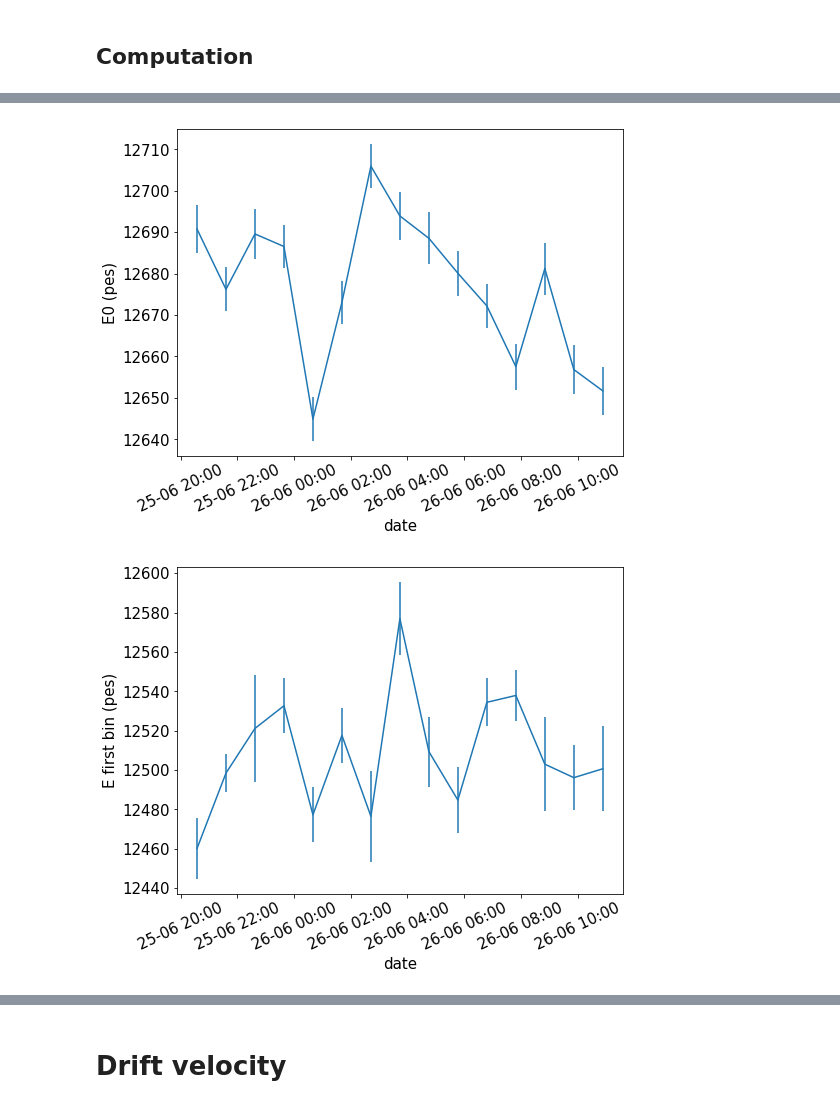
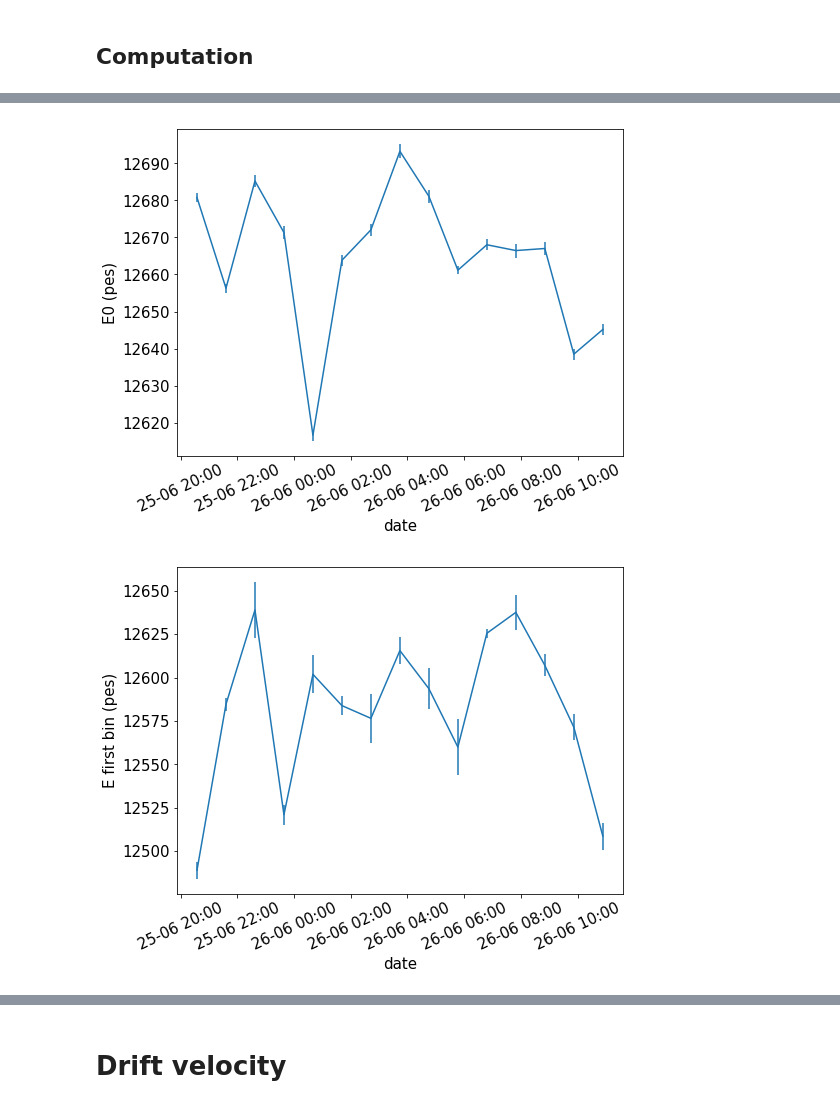
Before and after one commit to bpalmeiro/ICARO, a Jupyter notebook: icaro/Lifetime_monitoring/Kr_lifetime.ipynb, the cells around one changed output, grey strips where cells are left out. Cells and saved outputs as stored; diff of their text form; code cells hidden in the pictures.

```diff
--- a/icaro/Lifetime_monitoring/Kr_lifetime.ipynb
+++ b/icaro/Lifetime_monitoring/Kr_lifetime.ipynb
@@ -9,6 +9,8 @@ outputfolder  = "plots/{}/".format(run_number)
 # It's mandatory to have path sctructure as: /what/ever/this/path/is/RUN_NUMBER/ and just the files you want to
 # use in this folder. If it's not the case, you should implement proper changes
 input_path    = "/Users/brais/Documents/NEXT/Datos/Kr_lt/{0}/".format(run_number)
+
+#correction_filename = "/Users/brais/Documents/NEXT/Datos/Correction_maps/run4628_corrections.h5"
 
 Zrange        =     0, 600
 XYrange       =  -198, 198
@@ -20,7 +22,8 @@ Ltguess       = 2200
 R_fiducial    = 50
 Z_fiducial    = 10 , 570
 Zrange_DV     = 500, 600
-nslices       = 20
+nslices       = 50
+nsigmas       = 5
 nStimeprofile = 3600
 # %%
 import os
@@ -107,0 +204,5 @@ Ratio: 0.060774809793557864
+# %%
+fid_filtered = fid[coref.in_range(fid.S2e, lowE_cut(fid.Z.values), highE_cut(fid.Z.values))]
+plt.hist2d(fid_filtered.Z, fid_filtered.S2e, (100, 50), range=(Zrange, Erange_raw));
+labels("Drift time ($\mu$s)", "S2 energy (pes)", "Fiducialized energy spectrum vs Z")
+save("Raw_energy_vsZ_filtered")
@@ -124,15 +238,14 @@ save("Raw_energy_vsZ_fiducial")
 # %% [markdown]
 ## Computation
 # %%
-# Data selection
-
-data = fid
+data = fid_filtered
 
 Zbins = np.linspace(*Z_fiducial, nslices)
 Zcorr = corrf.LifetimeCorrection(-Ltguess, E0guess)
 
 
 Z_drift_data = []
+sigma        = []
 for i in range(len(Zbins)-1):
     zpos    = np.mean([Zbins[i], Zbins[i+1]])
     data_   = data[coref.in_range(data.Z.values, Zbins[i], Zbins[i+1])]
@@ -143,11 +256,12 @@ for i in range(len(Zbins)-1):
     seed = 1e4,  E0guess*Zcorr(zpos).value, 200
     f    = fitf.fit(fitf.gauss, x, y, seed, fit_range=Erange_raw)
     Z_drift_data.append([f.values[1],f.errors[1]])
+    sigma.append(f.values[2])
 # %%
 E_z = data.S2e
-hist2d(data.Z, E_z, (100, 50), range=(Zrange, Erange_raw))
+hist2d(data.Z, E_z, (100, 50), range=(Zrange, Erange_raw), norm=LogNorm())
 
-x, y, u_y = map(np.array, [Zbins, *zip(*Z_drift_data)])
+x, y, u_y, sigma = map(np.array, [Zbins, *zip(*Z_drift_data), sigma])
 x = shift_to_bin_centers(x)
 
 plt.errorbar(x, y, yerr=u_y, fmt='b', linewidth=2)
@@ -174,5 +292,5 @@ Chi2          = 13.02
 # %%
-data = fid
+data = fid_filtered
 data = data.sort_values('event')
 
 tstart = data.time.values[ 0]
@@ -182,7 +300,7 @@ ntimebins = int( np.floor( ( tfinal - tstart) / nStimeprofile) )
 ntimebins = np.max([ntimebins, 1])
 
 tbins = np.linspace( tstart, tfinal, ntimebins+1)
-time, lt, elt, e0, ee0, efb, eefb, chi2 = [], [], [], [], [], [], [], []
+time, lt, elt, e0, ee0, efb, eefb, chi2, s1e, es1e, s2e, es2e = [], [], [], [], [], [], [], [], [], [], [], []
 
 for t in range(ntimebins):
     data_time = data[coref.in_range(data.time, tbins[t], tbins[t+1])]
@@ -213,7 +331,10 @@ for t in range(ntimebins):
     e0  .append(f.values[0])
     ee0 .append(f.errors[0])
     chi2.append(f.chi2)
-
+    s1e .append(np.mean(data_time.S1e))
+    es1e.append((np.var(data_time.S1e)/len(data_time.S1e))**0.5)
+    s2e .append(np.mean(data_time.S2e))
+    es2e.append((np.var(data_time.S2e)/len(data_time.S2e))**0.5)
 
 
 time_ = list(map(datetime.datetime.fromtimestamp, time))
@@ -264,4 +385,26 @@ plt.xlabel('date')
 plt.ylabel('chi2')
 plt.xticks( rotation=25 )
 save("Chi2vsDate")
+
+plt.figure()
+ax=plt.gca()
+xfmt = md.DateFormatter('%d-%m %H:%M')
+ax.xaxis.set_major_formatter(xfmt)
+
+plt.errorbar(time_, s1e, es1e)
+plt.xlabel('date')
+plt.ylabel('s1e (pes)')
+plt.xticks( rotation=25 )
+save("S1evsDate")
+
+plt.figure()
+ax=plt.gca()
+xfmt = md.DateFormatter('%d-%m %H:%M')
+ax.xaxis.set_major_formatter(xfmt)
+
+plt.errorbar(time_, s2e, es2e)
+plt.xlabel('date')
+plt.ylabel('s2e (pes)')
+plt.xticks( rotation=25 )
+save("S2evsDate")
 # %% [output]
@@ -269,2 +412,2 @@ save("Chi2vsDate")
-[figure, old version]
+[figure, new version]
-[figure, old version]
+[figure, new version]
```
Also changed, not shown: parts of 14 cells of this notebook.
